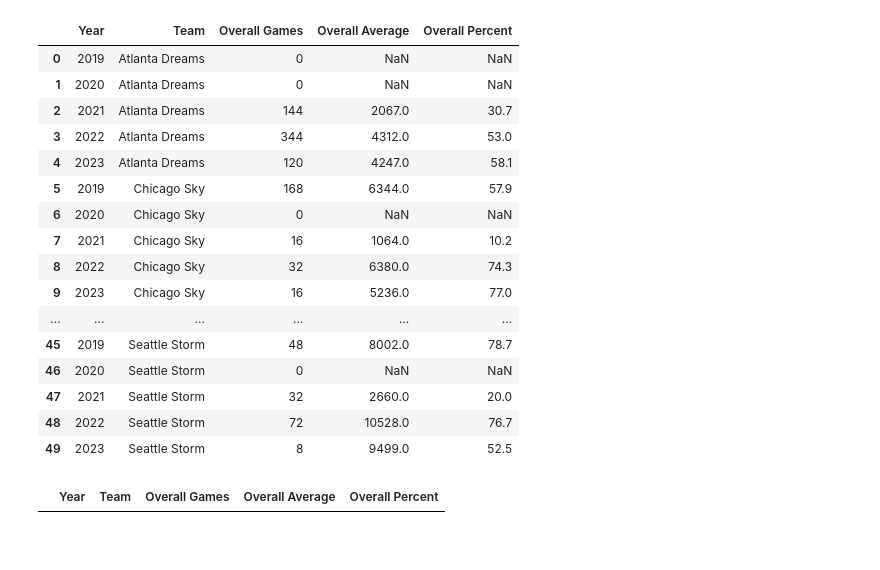
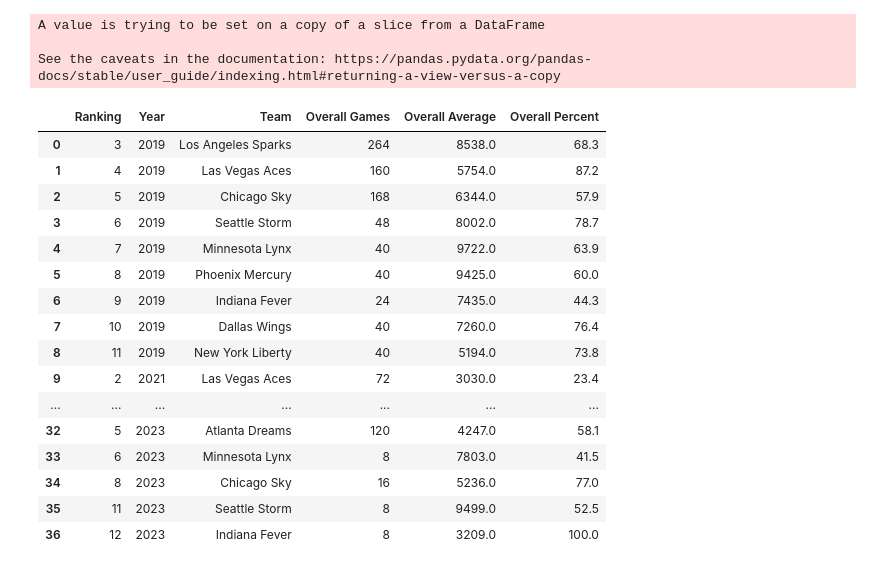
Before and after one commit to Hensonkk/NBA-VS-WNBA, a Jupyter notebook: Attendance Analysis.ipynb, the cells around one changed output. Drawn from its saved outputs; the diff is of its cells as text; code cells hidden in the pictures.

```diff
--- a/Attendance Analysis.ipynb
+++ b/Attendance Analysis.ipynb
@@ -58,26 +60,42 @@ wnba_attendance.dropna(inplace = True)
-# %%
-wnba_attendance
-# %% [output]
-|  | Year | Team | Overall Games | Overall Average | Overall Percent |
-| 0 | 2019 | Atlanta Dreams | 0 | NaN | NaN |
-| 1 | 2020 | Atlanta Dreams | 0 | NaN | NaN |
-| 2 | 2021 | Atlanta Dreams | 144 | 2067.0 | 30.7 |
-| 3 | 2022 | Atlanta Dreams | 344 | 4312.0 | 53.0 |
-| 4 | 2023 | Atlanta Dreams | 120 | 4247.0 | 58.1 |
-| 5 | 2019 | Chicago Sky | 168 | 6344.0 | 57.9 |
-| 6 | 2020 | Chicago Sky | 0 | NaN | NaN |
-| 7 | 2021 | Chicago Sky | 16 | 1064.0 | 10.2 |
-| 8 | 2022 | Chicago Sky | 32 | 6380.0 | 74.3 |
-| 9 | 2023 | Chicago Sky | 16 | 5236.0 | 77.0 |
-| ... | ... | ... | ... | ... | ... |
-| 45 | 2019 | Seattle Storm | 48 | 8002.0 | 78.7 |
-| 46 | 2020 | Seattle Storm | 0 | NaN | NaN |
-| 47 | 2021 | Seattle Storm | 32 | 2660.0 | 20.0 |
-| 48 | 2022 | Seattle Storm | 72 | 10528.0 | 76.7 |
-| 49 | 2023 | Seattle Storm | 8 | 9499.0 | 52.5 |
 # %%
-rankings = {2019:['Washington Mystics','Conneticut Sun','Los Angeles Sparks','Las Vegas Aces','Chicago Sky','Seattle Storm','Minnesota Lynx','Phoenix Mercury','Indiana Fever','Dallas Wings','New York Liberty','Atlanta Dreams'], 2020: ['Las Vegas Aces','Seattle Storm','Los Angeles Sparks','Minnesota Lynx','Phoenix Mercury','Chicago Sky','Conneticut Sun','Washington Mystics','Dallas Wings','Atlanta Dreams','Indiana Fever','New York Liberty'], 2021: ['Conneticut Sun','Las Vegas Aces','Minnesota Lynx','Seattle Storm','Phoenix Mercury','Chicago Sky','Dallas Wings','New York Liberty','Washington Mystics','Los Angeles Sparks','Atlanta Dream','Indiana Fever'], 2022: ["Las Vegas Aces",'Chicago Sky','Conneticut Sun','Seattle Storm','Washington Mystics','Dallas Wings','New York Liberty','Phoenix Mercury','Minnesota Lynx','Atlanta Dreams','Los Angeles Sparks','Indiana Fever'], 2023: ['Las Vegas Aces','New York Liberty','Conneticut Sun','Dallas Wings','Atlanta Dreams','Minnesota Lynx','Washington Mystics','Chicago Sky','Los Angeles Sparks','Phoenix Mercury','Seattle Storm','Indiana Fever']}
+rankings = {2019:['Washington Mystics','Conneticut Sun','Los Angeles Sparks','Las Vegas Aces','Chicago Sky','Seattle Storm','Minnesota Lynx','Phoenix Mercury','Indiana Fever','Dallas Wings','New York Liberty','Atlanta Dreams'],
+            2020: ['Las Vegas Aces','Seattle Storm','Los Angeles Sparks','Minnesota Lynx','Phoenix Mercury','Chicago Sky','Conneticut Sun','Washington Mystics','Dallas Wings','Atlanta Dreams','Indiana Fever','New York Liberty'],
+            2021: ['Conneticut Sun','Las Vegas Aces','Minnesota Lynx','Seattle Storm','Phoenix Mercury','Chicago Sky','Dallas Wings','New York Liberty','Washington Mystics','Los Angeles Sparks','Atlanta Dreams','Indiana Fever'],
+            2022: ["Las Vegas Aces",'Chicago Sky','Conneticut Sun','Seattle Storm','Washington Mystics','Dallas Wings','New York Liberty','Phoenix Mercury','Minnesota Lynx','Atlanta Dreams','Los Angeles Sparks','Indiana Fever'],
+            2023: ['Las Vegas Aces','New York Liberty','Conneticut Sun','Dallas Wings','Atlanta Dreams','Minnesota Lynx','Washington Mystics','Chicago Sky','Los Angeles Sparks','Phoenix Mercury','Seattle Storm','Indiana Fever']}
+
+# Creat new column called ranking
+wnba_attendance.rename(columns = {"index": "Ranking"}, inplace = True)
+
+for row in range(wnba_attendance.shape[0]):
+    team = wnba_attendance["Team"][row]
+    year = wnba_attendance["Year"][row]
+    try:
+        wnba_attendance["Ranking"][row] = rankings[year].index(team) + 1
+    except ValueError:
+        wnba_attendance["Ranking"][row] = "NA"
+
+# Sort dataframe & reset index
+wnba_attendance.sort_values(by = ['Year','Ranking'], inplace = True)
+wnba_attendance.reset_index(drop = True)
+# %% [output]
+A value is trying to be set on a copy of a slice from a DataFrame
+
+See the caveats in the documentation: https://pandas.pydata.org/pandas-docs/stable/user_guide/indexing.html#returning-a-view-versus-a-copy
+|  | Ranking | Year | Team | Overall Games | Overall Average | Overall Percent |
+| 0 | 3 | 2019 | Los Angeles Sparks | 264 | 8538.0 | 68.3 |
+| 1 | 4 | 2019 | Las Vegas Aces | 160 | 5754.0 | 87.2 |
+| 2 | 5 | 2019 | Chicago Sky | 168 | 6344.0 | 57.9 |
+| 3 | 6 | 2019 | Seattle Storm | 48 | 8002.0 | 78.7 |
+| 4 | 7 | 2019 | Minnesota Lynx | 40 | 9722.0 | 63.9 |
+| 5 | 8 | 2019 | Phoenix Mercury | 40 | 9425.0 | 60.0 |
+| 6 | 9 | 2019 | Indiana Fever | 24 | 7435.0 | 44.3 |
+| 7 | 10 | 2019 | Dallas Wings | 40 | 7260.0 | 76.4 |
+| 8 | 11 | 2019 | New York Liberty | 40 | 5194.0 | 73.8 |
+| 9 | 2 | 2021 | Las Vegas Aces | 72 | 3030.0 | 23.4 |
+| ... | ... | ... | ... | ... | ... | ... |
+| 32 | 5 | 2023 | Atlanta Dreams | 120 | 4247.0 | 58.1 |
+| 33 | 6 | 2023 | Minnesota Lynx | 8 | 7803.0 | 41.5 |
+| 34 | 8 | 2023 | Chicago Sky | 16 | 5236.0 | 77.0 |
+| 35 | 11 | 2023 | Seattle Storm | 8 | 9499.0 | 52.5 |
+| 36 | 12 | 2023 | Indiana Fever | 8 | 3209.0 | 100.0 |
-# %%
-wnba_attendance[wnba_attendance["Overall Percent"] > 100]
-# %% [output]
-|  | Year | Team | Overall Games | Overall Average | Overall Percent |
```
Also changed, not shown: parts of 5 cells of this notebook.
